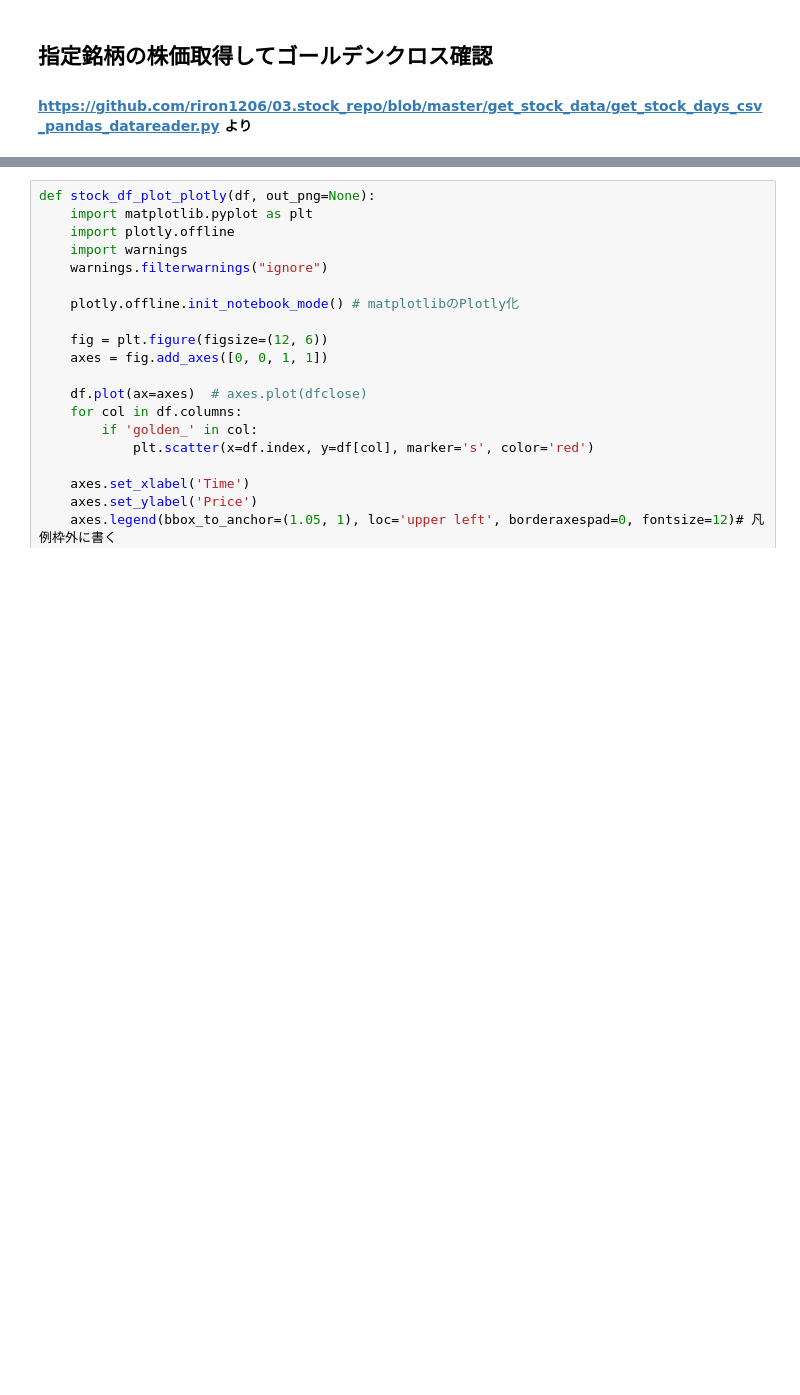
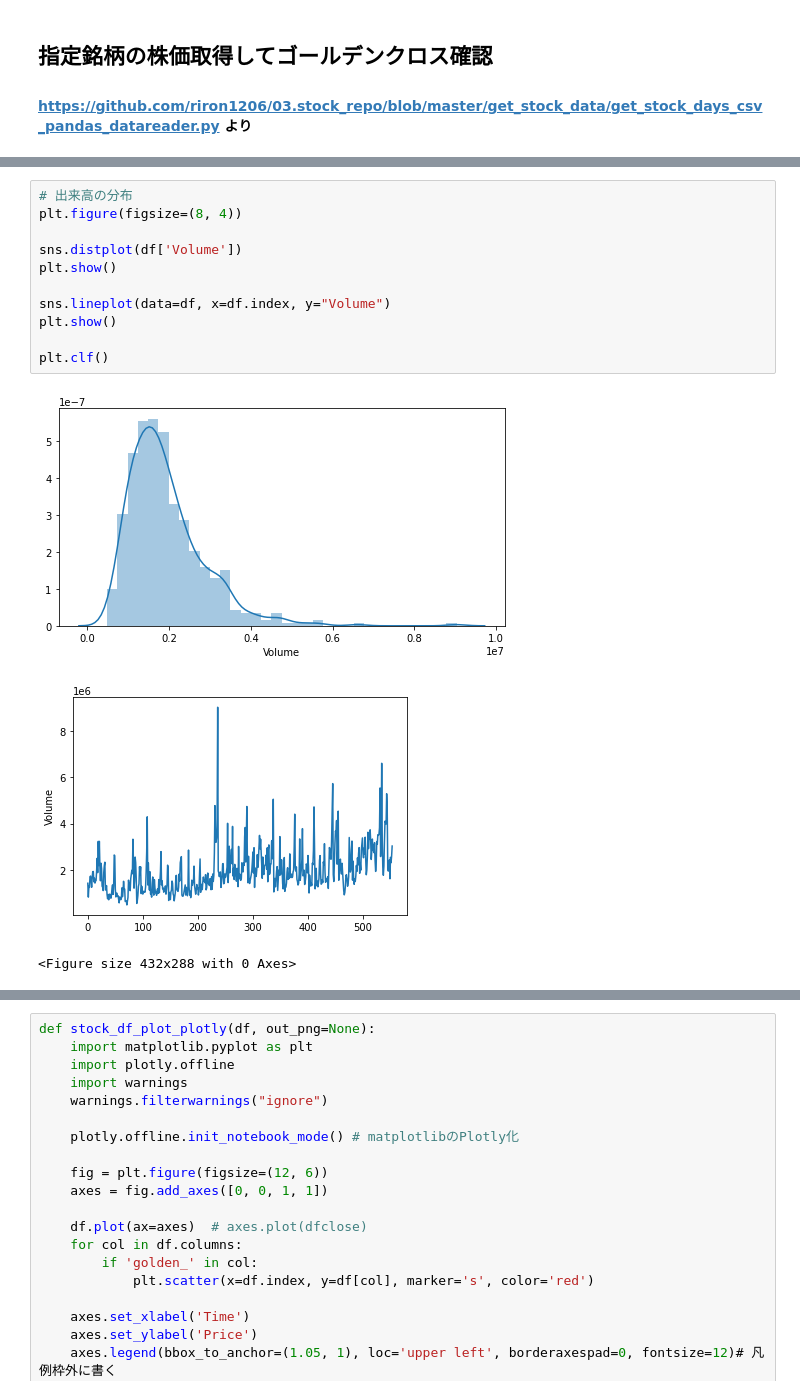
Before and after one commit to riron1206/03.stock_repo, a Jupyter notebook: get_stock_data/example.ipynb, the cells around one changed output, grey strips where cells are left out. Drawn from its saved outputs; the diff is of its cells as text; blank space fills up the shorter version.

```diff
--- a/get_stock_data/example.ipynb
+++ b/get_stock_data/example.ipynb
@@ -86,0 +116,15 @@ df.head()
+# %%
+# 出来高の分布
+plt.figure(figsize=(8, 4))
+
+sns.distplot(df['Volume'])
+plt.show()
+
+sns.lineplot(data=df, x=df.index, y="Volume")
+plt.show()
+
+plt.clf()
+# %% [output]
+[figure, added]
+[figure, added]
+<Figure size 432x288 with 0 Axes>
```
Also changed, not shown: parts of 7 cells of this notebook, 1 other file.
